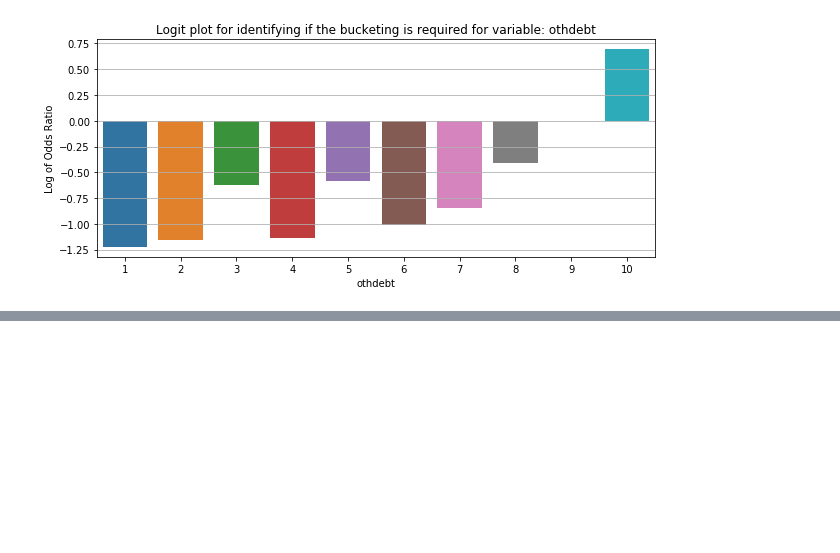
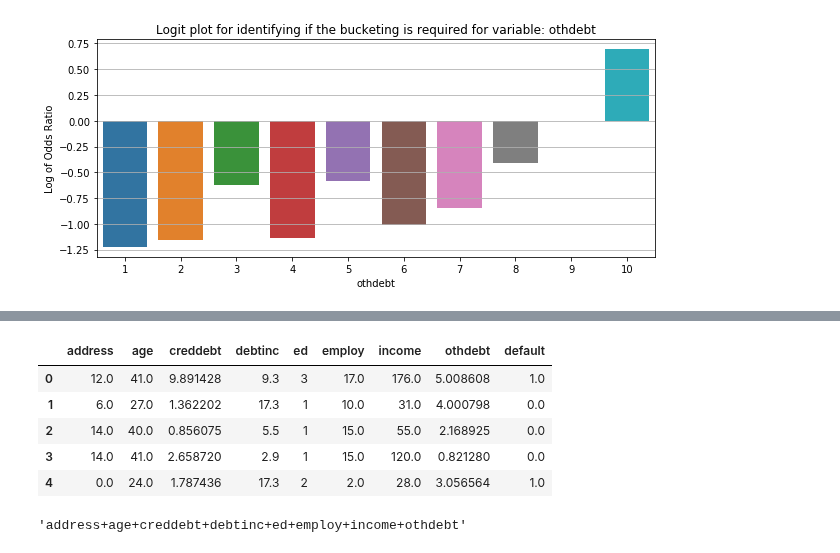
Before and after one commit to mkmritunjay/machineLearning, a Jupyter notebook: Logistic_regression.ipynb, the cells around one changed output, grey strips where cells are left out. Cells and saved outputs as stored; diff of their text form; code cells hidden in the pictures; blank space fills up the shorter version.

```diff
--- a/Logistic_regression.ipynb
+++ b/Logistic_regression.ipynb
@@ -228,0 +297,17 @@ for variables in bankloans_existing.columns.difference(['default']):
+# %%
+# VIF (variance inflation factor) analysis to check multicollinearity among variables
+
+X = pd.concat([bankloans_existing[bankloans_existing.columns.difference(['default'])],bankloans_existing['default']], axis=1)
+features = "+".join(bankloans_existing.columns.difference(['default']))
+X.head()
+# %% [output]
+|  | address | age | creddebt | debtinc | ed | employ | income | othdebt | default |
+| 0 | 12.0 | 41.0 | 9.891428 | 9.3 | 3 | 17.0 | 176.0 | 5.008608 | 1.0 |
+| 1 | 6.0 | 27.0 | 1.362202 | 17.3 | 1 | 10.0 | 31.0 | 4.000798 | 0.0 |
+| 2 | 14.0 | 40.0 | 0.856075 | 5.5 | 1 | 15.0 | 55.0 | 2.168925 | 0.0 |
+| 3 | 14.0 | 41.0 | 2.658720 | 2.9 | 1 | 15.0 | 120.0 | 0.821280 | 0.0 |
+| 4 | 0.0 | 24.0 | 1.787436 | 17.3 | 2 | 2.0 | 28.0 | 3.056564 | 1.0 |
+# %%
+features
+# %% [output]
+'address+age+creddebt+debtinc+ed+employ+income+othdebt'
```
Also changed, not shown: parts of 7 cells of this notebook.
